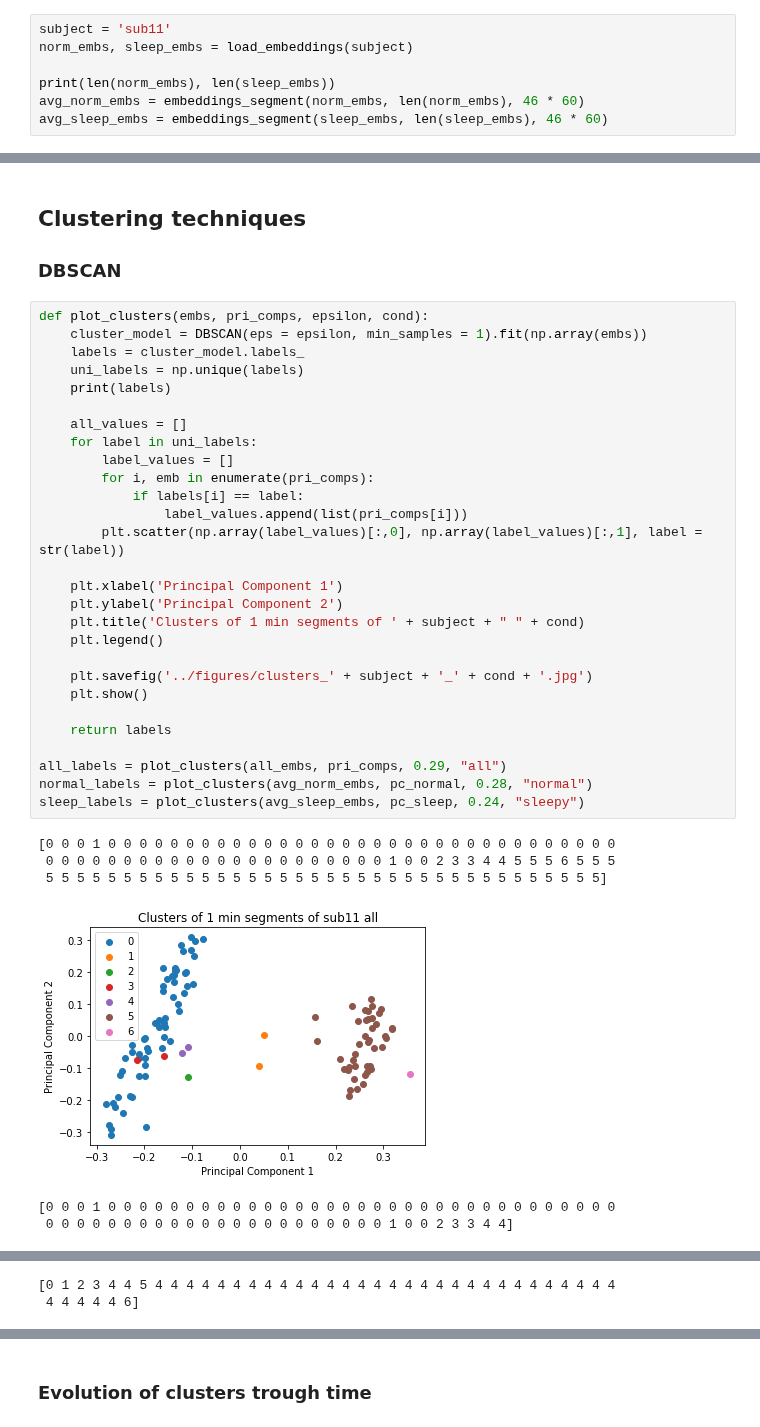
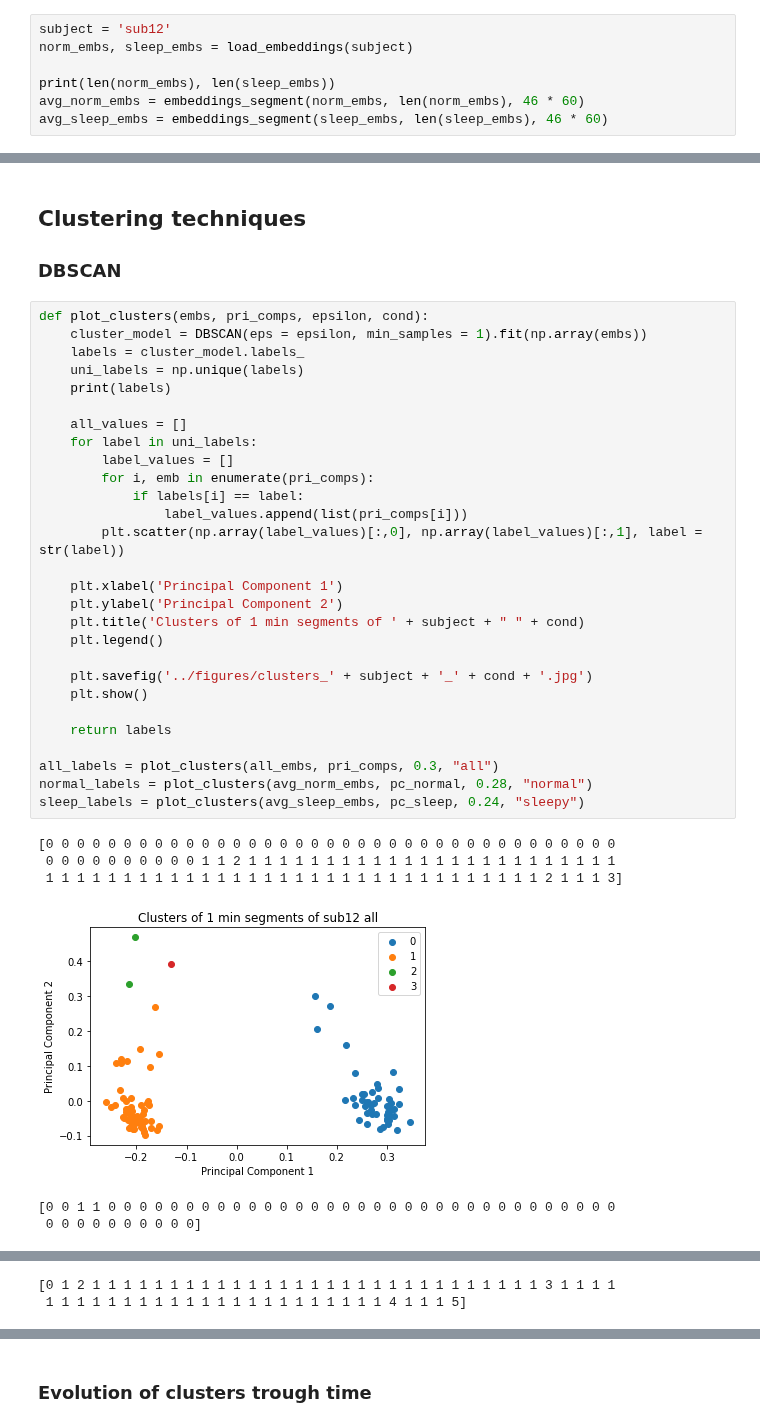
Before and after one commit to fruste/driver-drowsiness, a Jupyter notebook: code/embeddings_analysis.ipynb, the cells around one changed output, grey strips where cells are left out. Drawn from its saved outputs; the diff is of its cells as text.

```diff
--- a/code/embeddings_analysis.ipynb
+++ b/code/embeddings_analysis.ipynb
@@ -34,7 +34,7 @@ def embeddings_segment(embeddings, video_len, segment_len):
     normalized_embeddings = preprocessing.normalize(avg_embeddings, norm='l2')
     return normalized_embeddings
 # %%
-subject = 'sub11'
+subject = 'sub12'
 norm_embs, sleep_embs = load_embeddings(subject)
 
 print(len(norm_embs), len(sleep_embs))
@@ -96,35 +96,35 @@ FileNotFoundError: [Errno 2] No such file or directory: '../textfiles/sub11/sub1
 # %%
 def plot_clusters(embs, pri_comps, epsilon, cond):
     cluster_model = DBSCAN(eps = epsilon, min_samples = 1).fit(np.array(embs))
     labels = cluster_model.labels_
     uni_labels = np.unique(labels)
     print(labels)
 
     all_values = []
     for label in uni_labels:
         label_values = []
         for i, emb in enumerate(pri_comps):
             if labels[i] == label:
                 label_values.append(list(pri_comps[i]))
         plt.scatter(np.array(label_values)[:,0], np.array(label_values)[:,1], label = str(label))
 
     plt.xlabel('Principal Component 1')
     plt.ylabel('Principal Component 2')
     plt.title('Clusters of 1 min segments of ' + subject + " " + cond)
     plt.legend()
 
     plt.savefig('../figures/clusters_' + subject + '_' + cond + '.jpg')
     plt.show()
 
     return labels
 
-all_labels = plot_clusters(all_embs, pri_comps, 0.29, "all")
+all_labels = plot_clusters(all_embs, pri_comps, 0.3, "all")
 normal_labels = plot_clusters(avg_norm_embs, pc_normal, 0.28, "normal")
 sleep_labels = plot_clusters(avg_sleep_embs, pc_sleep, 0.24, "sleepy")
 # %% [output]
-[0 0 0 1 0 0 0 0 0 0 0 0 0 0 0 0 0 0 0 0 0 0 0 0 0 0 0 0 0 0 0 0 0 0 0 0 0
- 0 0 0 0 0 0 0 0 0 0 0 0 0 0 0 0 0 0 0 0 0 0 1 0 0 2 3 3 4 4 5 5 5 6 5 5 5
- 5 5 5 5 5 5 5 5 5 5 5 5 5 5 5 5 5 5 5 5 5 5 5 5 5 5 5 5 5 5 5 5 5 5 5 5]
+[0 0 0 0 0 0 0 0 0 0 0 0 0 0 0 0 0 0 0 0 0 0 0 0 0 0 0 0 0 0 0 0 0 0 0 0 0
+ 0 0 0 0 0 0 0 0 0 0 1 1 2 1 1 1 1 1 1 1 1 1 1 1 1 1 1 1 1 1 1 1 1 1 1 1 1
+ 1 1 1 1 1 1 1 1 1 1 1 1 1 1 1 1 1 1 1 1 1 1 1 1 1 1 1 1 1 1 1 1 2 1 1 1 3]
-[figure, old version]
+[figure, new version]
-[0 0 0 1 0 0 0 0 0 0 0 0 0 0 0 0 0 0 0 0 0 0 0 0 0 0 0 0 0 0 0 0 0 0 0 0 0
- 0 0 0 0 0 0 0 0 0 0 0 0 0 0 0 0 0 0 0 0 0 0 1 0 0 2 3 3 4 4]
+[0 0 1 1 0 0 0 0 0 0 0 0 0 0 0 0 0 0 0 0 0 0 0 0 0 0 0 0 0 0 0 0 0 0 0 0 0
+ 0 0 0 0 0 0 0 0 0 0]
@@ -132,2 +132,2 @@ sleep_labels = plot_clusters(avg_sleep_embs, pc_sleep, 0.24, "sleepy")
-[0 1 2 3 4 4 5 4 4 4 4 4 4 4 4 4 4 4 4 4 4 4 4 4 4 4 4 4 4 4 4 4 4 4 4 4 4
- 4 4 4 4 4 6]
+[0 1 2 1 1 1 1 1 1 1 1 1 1 1 1 1 1 1 1 1 1 1 1 1 1 1 1 1 1 1 1 1 3 1 1 1 1
+ 1 1 1 1 1 1 1 1 1 1 1 1 1 1 1 1 1 1 1 1 1 1 4 1 1 1 5]
```
Also changed, not shown: parts of 5 cells of this notebook, 11 other files.
